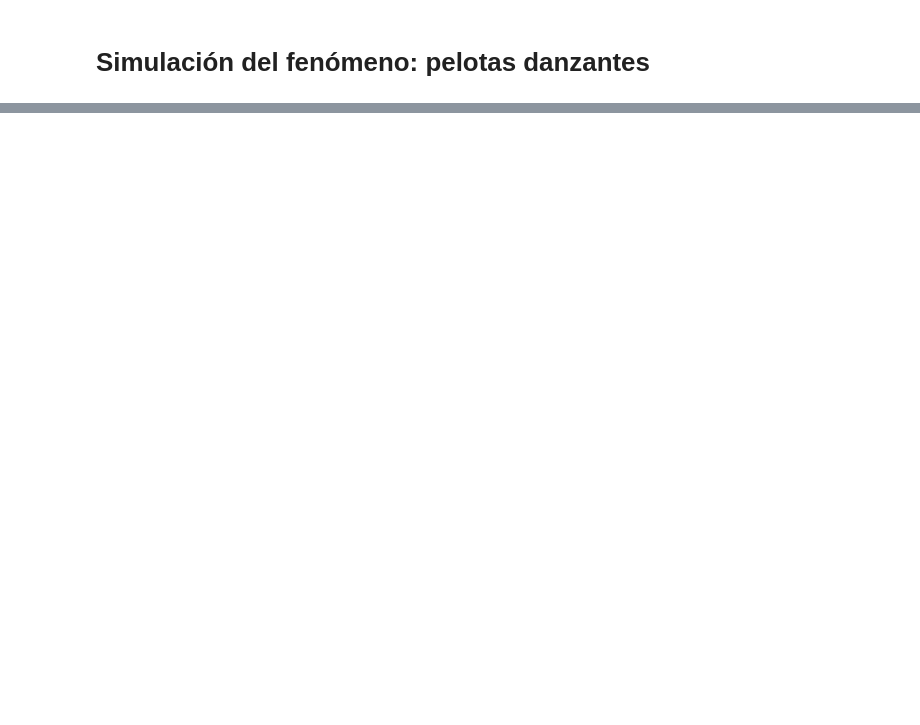
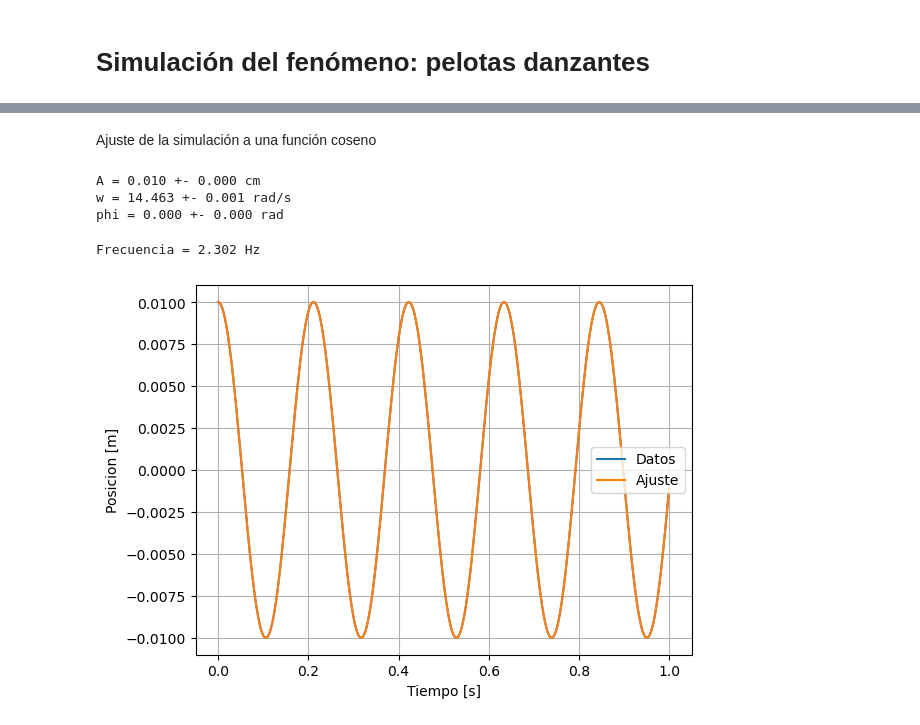
Before and after one commit to Vendetta0462/RetosCientificos-Reto10, a Jupyter notebook: code/simulacion_reto10.ipynb, the cells around one changed output, grey strips where cells are left out. Saved outputs shown, nothing was run; the diff lists cells and outputs as text; code cells hidden in the pictures; blank space fills up the shorter version.

```diff
--- a/code/simulacion_reto10.ipynb
+++ b/code/simulacion_reto10.ipynb
@@ -82,3 +84,36 @@ plt.show()
+# %% [markdown]
+Ajuste de la simulación a una función coseno
+# %%
+# Definimos la función coseno de ajuste
+def coseno(x, A, w, phi):
+    return A*np.cos(w*x + phi)
+
+# Ajustamos la función coseno a los datos de la posición
+popt, pcov = curve_fit(coseno, t, x, p0=[R/2, 2*np.pi*2.5, 0])
+A, w, phi = popt
+print('A = {:.3f} +- {:.3f} cm'.format(A, np.sqrt(pcov[0,0])))
+print('w = {:.3f} +- {:.3f} rad/s'.format(w, np.sqrt(pcov[1,1])))
+print('phi = {:.3f} +- {:.3f} rad'.format(phi, np.sqrt(pcov[2,2])))
+# %% [output]
+A = 0.010 +- 0.000 cm
+w = 14.463 +- 0.001 rad/s
+phi = 0.000 +- 0.000 rad
+# %%
+print("Frecuencia = {:.3f} Hz".format(w/(2*np.pi)))
+# %% [output]
+Frecuencia = 2.302 Hz
+# %%
+# Graficamos los resultados del ajuste y los datos
+fig, ax = plt.subplots()
+ax.plot(t, x, label='Datos')
+ax.plot(t, coseno(np.array(t), *popt), label='Ajuste')
+ax.set_xlabel('Tiempo [s]')
+ax.set_ylabel('Posicion [m]')
+ax.legend()
+ax.grid()
+plt.show()
+# %% [output]
+[figure, added]
 # %%
 # Animación de la posición de la esfera
 import matplotlib.animation as animation
```
Also changed, not shown: parts of 5 cells of this notebook, 2 other files.
